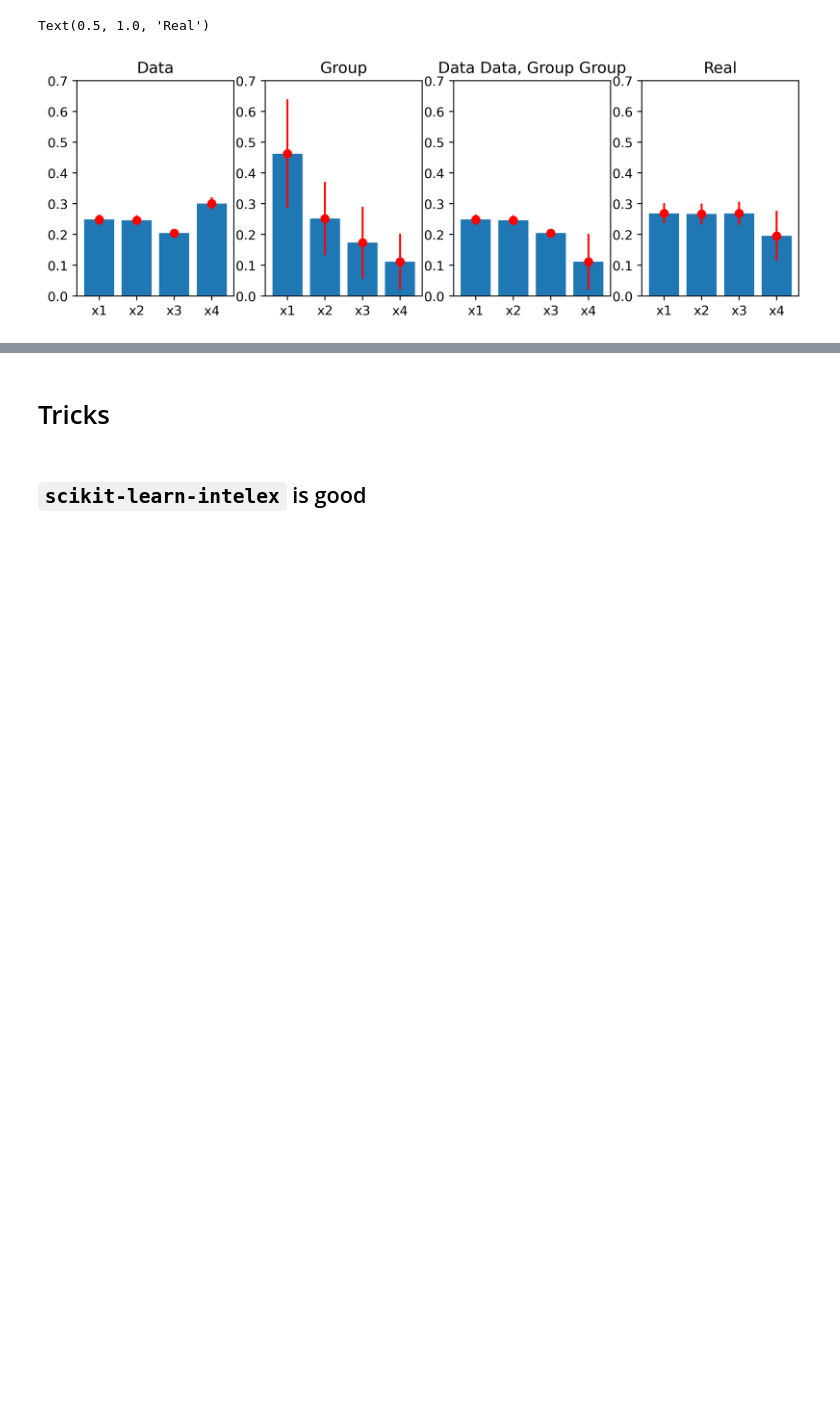
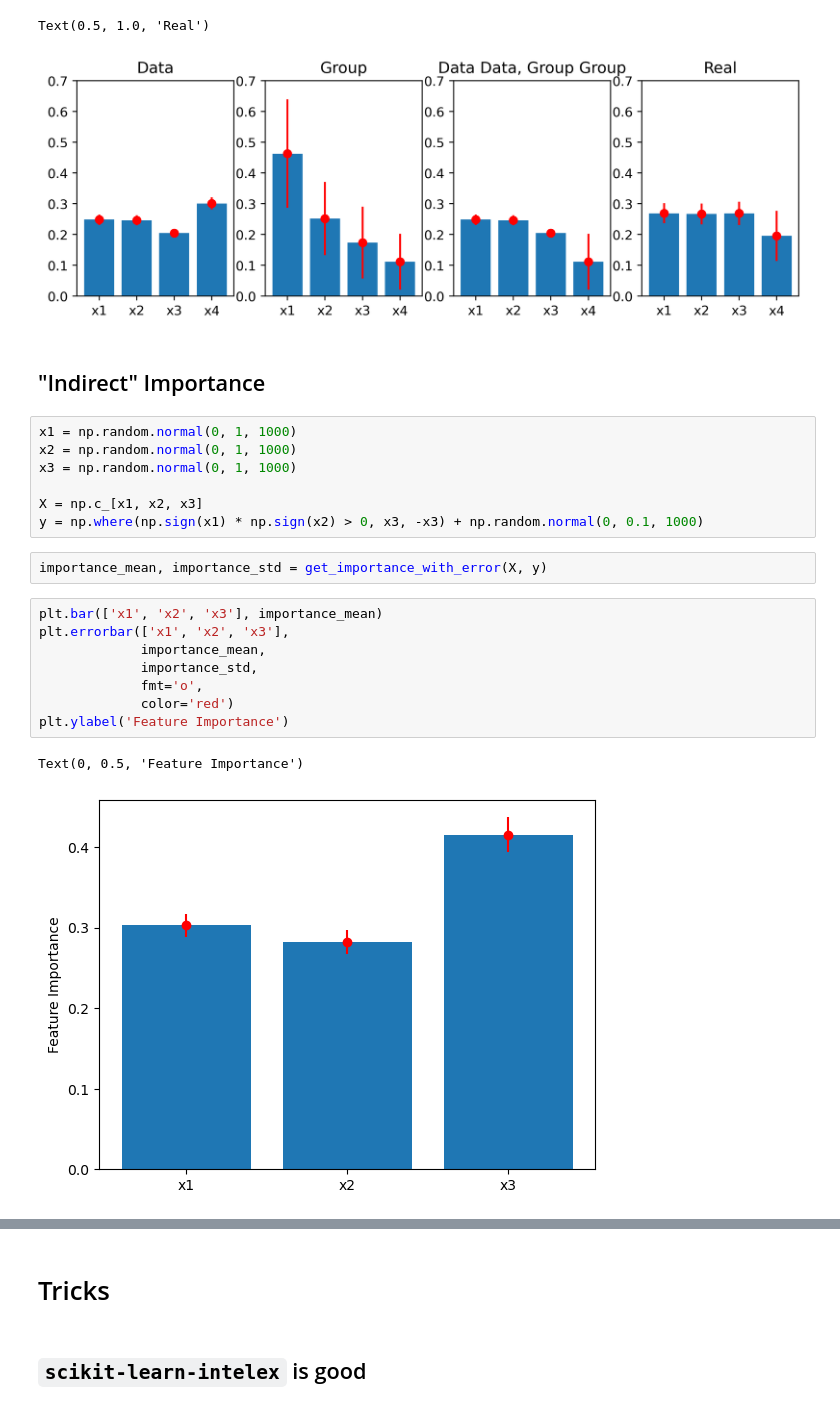
Before and after one commit to astro-jingtao/my_statistical_inference, a Jupyter notebook: tree_based_model/random_forest_basic.ipynb, the cells around one changed output, grey strips where cells are left out. Saved outputs shown, nothing was run; the diff lists cells and outputs as text; blank space fills up the shorter version.

Commit message:
- random forest: "Indirect" Importance - non-negative prior and upper limit

```diff
--- a/tree_based_model/random_forest_basic.ipynb
+++ b/tree_based_model/random_forest_basic.ipynb
@@ -451,3 +459,25 @@ plt.title('Real')
 # %% [output]
 Text(0.5, 1.0, 'Real')
 [figure]
+# %% [markdown]
+## "Indirect" Importance
+# %%
+x1 = np.random.normal(0, 1, 1000)
+x2 = np.random.normal(0, 1, 1000)
+x3 = np.random.normal(0, 1, 1000)
+
+X = np.c_[x1, x2, x3]
+y = np.where(np.sign(x1) * np.sign(x2) > 0, x3, -x3) + np.random.normal(0, 0.1, 1000)
+# %%
+importance_mean, importance_std = get_importance_with_error(X, y)
+# %%
+plt.bar(['x1', 'x2', 'x3'], importance_mean)
+plt.errorbar(['x1', 'x2', 'x3'],
+             importance_mean,
+             importance_std,
+             fmt='o',
+             color='red')
+plt.ylabel('Feature Importance')
+# %% [output]
+Text(0, 0.5, 'Feature Importance')
+[figure, added]
```
Also changed, not shown: parts of 4 cells of this notebook, 1 other file.
